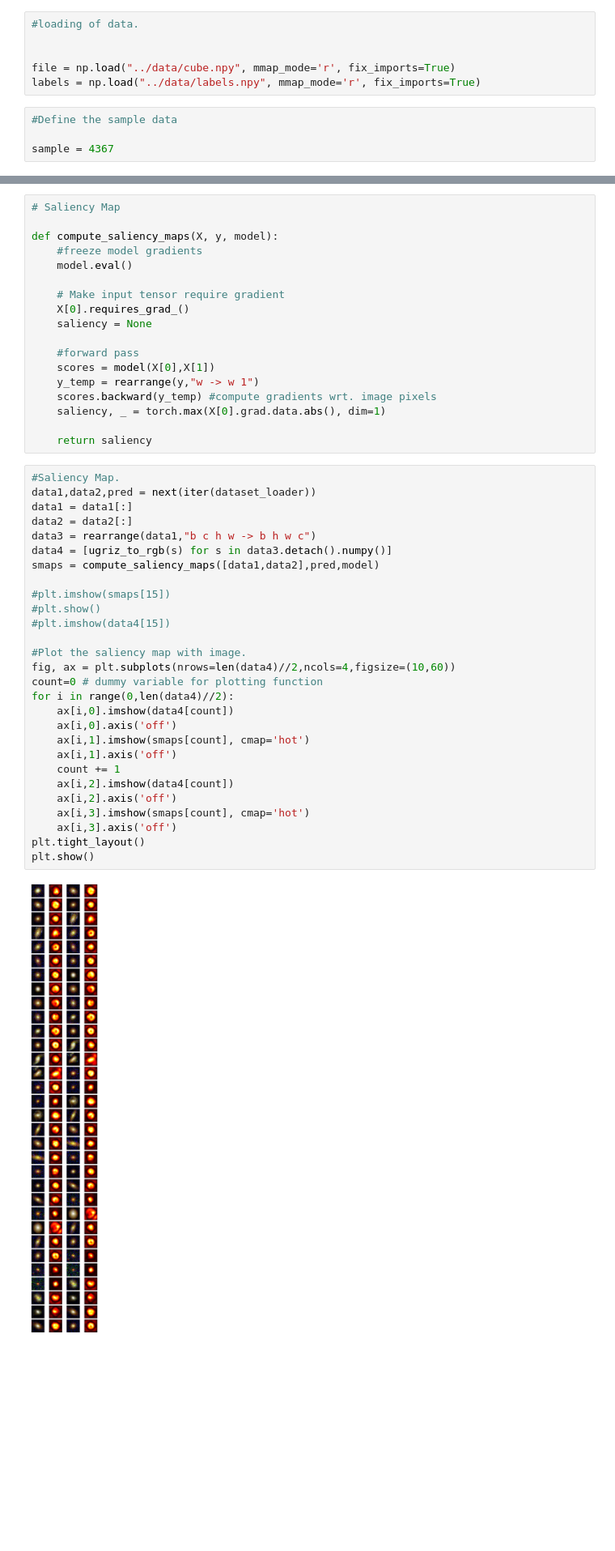
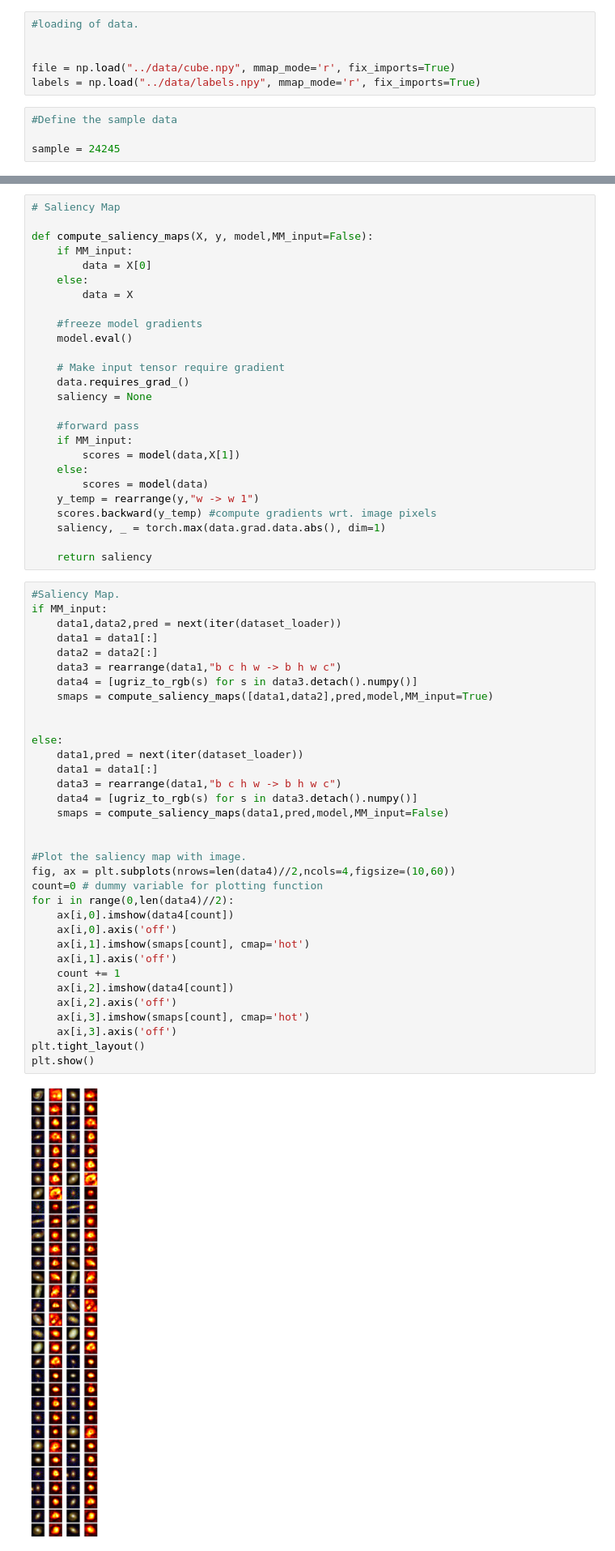
Before and after one commit to 1ArgoS1/PhotoZ, a Jupyter notebook: Data_Analysis.ipynb, the cells around one changed output, grey strips where cells are left out. Shown at 81% size. Drawn from its saved outputs; the diff is of its cells as text; blank space fills up the shorter version.

Commit message:
Ran inference on A6 model

```diff
--- a/Data_Analysis.ipynb
+++ b/Data_Analysis.ipynb
@@ -31,7 +31,7 @@ labels = np.load("../data/labels.npy", mmap_mode='r', fix_imports=True)
 # %%
 #Define the sample data
 
-sample = 4367
+sample = 24245
 # %%
 # Show a sample from the dataset.
 import img_scale
@@ -410,48 +416,62 @@ Warning: unrecognized nn.Module: PReLU
 # %%
 # Saliency Map
 
-def compute_saliency_maps(X, y, model):
+def compute_saliency_maps(X, y, model,MM_input=False):
+    if MM_input:
+        data = X[0]
+    else:
+        data = X
+
     #freeze model gradients
     model.eval()
 
     # Make input tensor require gradient
-    X[0].requires_grad_()
+    data.requires_grad_()
     saliency = None
 
     #forward pass
-    scores = model(X[0],X[1])
+    if MM_input:
+        scores = model(data,X[1])
+    else:
+        scores = model(data)
     y_temp = rearrange(y,"w -> w 1")
     scores.backward(y_temp) #compute gradients wrt. image pixels
-    saliency, _ = torch.max(X[0].grad.data.abs(), dim=1)
+    saliency, _ = torch.max(data.grad.data.abs(), dim=1)
 
     return saliency
 # %%
 #Saliency Map.
-data1,data2,pred = next(iter(dataset_loader))
-data1 = data1[:]
-data2 = data2[:]
-data3 = rearrange(data1,"b c h w -> b h w c")
-data4 = [ugriz_to_rgb(s) for s in data3.detach().numpy()]
-smaps = compute_saliency_maps([data1,data2],pred,model)
+if MM_input:
+    data1,data2,pred = next(iter(dataset_loader))
+    data1 = data1[:]
+    data2 = data2[:]
+    data3 = rearrange(data1,"b c h w -> b h w c")
+    data4 = [ugriz_to_rgb(s) for s in data3.detach().numpy()]
+    smaps = compute_saliency_maps([data1,data2],pred,model,MM_input=True)
 
-#plt.imshow(smaps[15])
-#plt.show()
-#plt.imshow(data4[15])
+
+else:
+    data1,pred = next(iter(dataset_loader))
+    data1 = data1[:]
+    data3 = rearrange(data1,"b c h w -> b h w c")
+    data4 = [ugriz_to_rgb(s) for s in data3.detach().numpy()]
+    smaps = compute_saliency_maps(data1,pred,model,MM_input=False)
+
 
 #Plot the saliency map with image.
 fig, ax = plt.subplots(nrows=len(data4)//2,ncols=4,figsize=(10,60))
 count=0 # dummy variable for plotting function
 for i in range(0,len(data4)//2):
     ax[i,0].imshow(data4[count])
     ax[i,0].axis('off')
     ax[i,1].imshow(smaps[count], cmap='hot')
     ax[i,1].axis('off')
     count += 1
     ax[i,2].imshow(data4[count])
     ax[i,2].axis('off')
     ax[i,3].imshow(smaps[count], cmap='hot')
     ax[i,3].axis('off')
 plt.tight_layout()
 plt.show()
 # %% [output]
-[figure, old version]
+[figure, new version]
```
Also changed, not shown: parts of 11 cells of this notebook, 2 other files.
